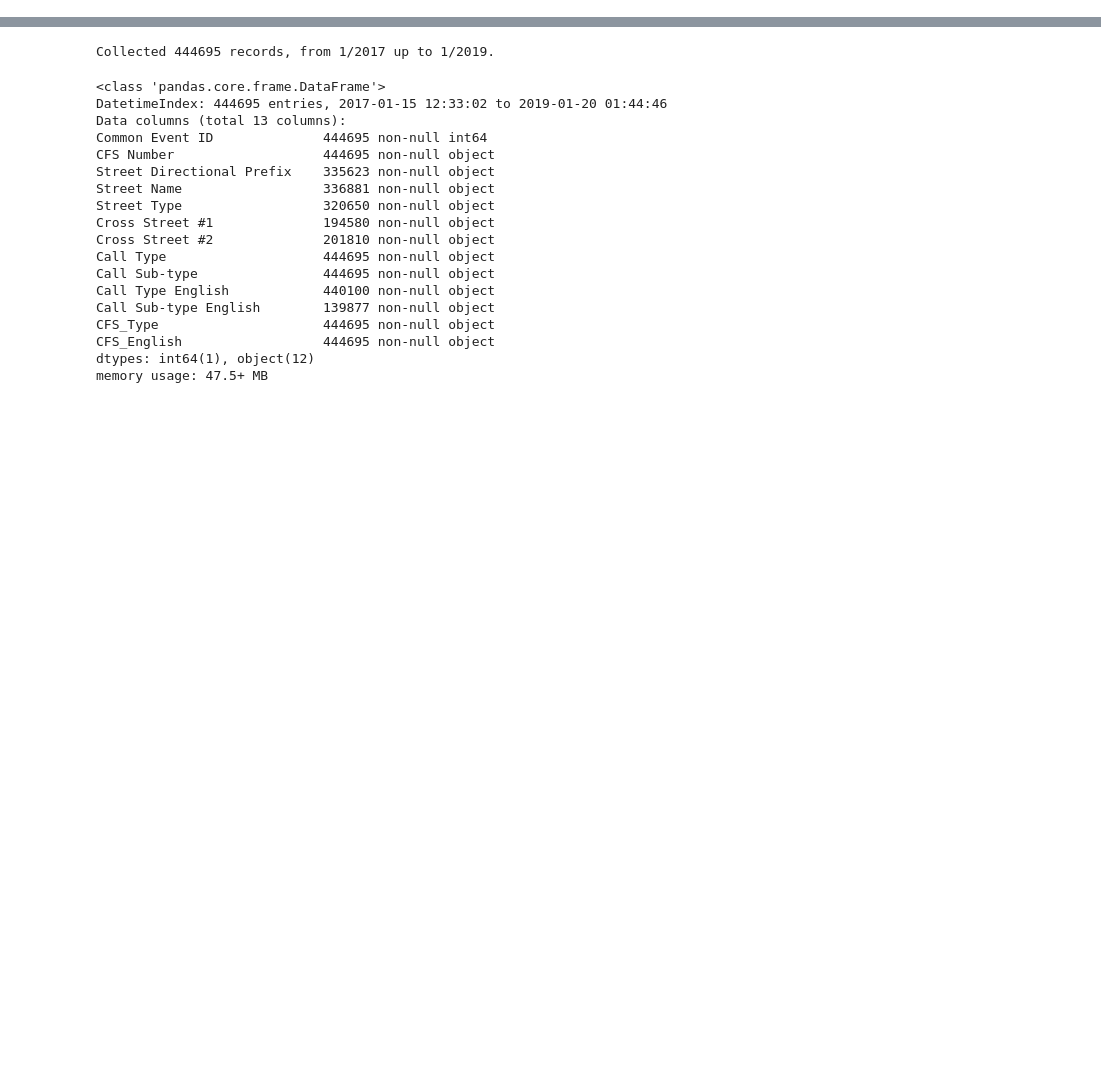
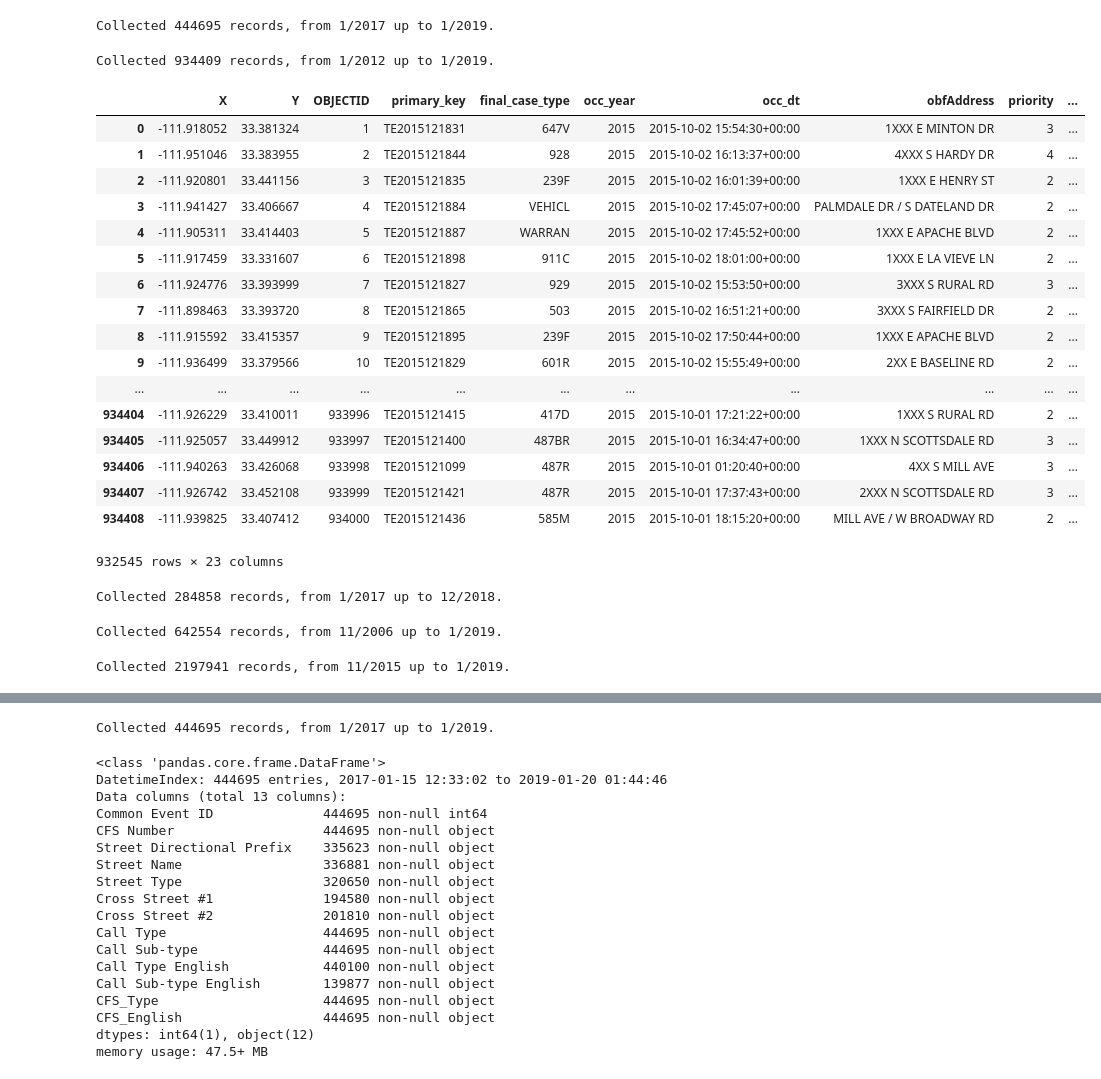
Before and after one commit to tjslezak/Phoenix-Calls-for-Service-EDA, a Jupyter notebook: callsforservice-eda.ipynb, the cells around one changed output, grey strips where cells are left out. Drawn from its saved outputs; the diff is of its cells as text; code cells hidden in the pictures; blank space fills up the shorter version.

```diff
--- a/callsforservice-eda.ipynb
+++ b/callsforservice-eda.ipynb
@@ -93,18 +94,0 @@ HTTPError: HTTP Error 404: Not Found
-# %%
-def get_tempe_cfs():
-    url = 'http://data-tempegov.opendata.arcgis.com/datasets/ba76da19a5274301bb8a010483aec14a_0.csv'
-    tempe = pd.read_csv(url, parse_dates=['occ_dt'])
-
-    return tempe
-
-def get_mesa_cfs():
-    url = 'https://data.mesaaz.gov/api/views/4k95-x7aw/rows.csv'
-    mesa = pd.read_csv(url, parse_dates=['Creation Datetime'])
-
-    return mesa
-
-def get_gilbert_cfs():
-    url = 'https://opendata.arcgis.com/datasets/2dcb4c20c9a444f2a5d3dca180b651c9_2.csv'
-    gilbert = pd.read_csv(url, parse_dates=['EventDate'])
-
-    return gilbert
@@ -110,0 +97,4 @@ def get_gilbert_cfs():
+# %%
+scottsdale = get_scottsdale_cfs()
+# %% [output]
+Collected 444695 records, from 1/2017 up to 1/2019.
@@ -110,0 +103,37 @@ def get_gilbert_cfs():
+# %%
+tempe = get_tempe_cfs()
+# %% [output]
+Collected 934409 records, from 1/2012 up to 1/2019.
+# %%
+tempe.dropna(subset=['CFSType'])
+# %% [output]
+|  | X | Y | OBJECTID | primary_key | final_case_type | occ_year | occ_dt | obfAddress | priority | ... |
+| 0 | -111.918052 | 33.381324 | 1 | TE2015121831 | 647V | 2015 | 2015-10-02 15:54:30+00:00 | 1XXX E MINTON DR | 3 | ... |
+| 1 | -111.951046 | 33.383955 | 2 | TE2015121844 | 928 | 2015 | 2015-10-02 16:13:37+00:00 | 4XXX S HARDY DR | 4 | ... |
+| 2 | -111.920801 | 33.441156 | 3 | TE2015121835 | 239F | 2015 | 2015-10-02 16:01:39+00:00 | 1XXX E HENRY ST | 2 | ... |
+| 3 | -111.941427 | 33.406667 | 4 | TE2015121884 | VEHICL | 2015 | 2015-10-02 17:45:07+00:00 | PALMDALE DR / S DATELAND DR | 2 | ... |
+| 4 | -111.905311 | 33.414403 | 5 | TE2015121887 | WARRAN | 2015 | 2015-10-02 17:45:52+00:00 | 1XXX E APACHE BLVD | 2 | ... |
+| 5 | -111.917459 | 33.331607 | 6 | TE2015121898 | 911C | 2015 | 2015-10-02 18:01:00+00:00 | 1XXX E LA VIEVE LN | 2 | ... |
+| 6 | -111.924776 | 33.393999 | 7 | TE2015121827 | 929 | 2015 | 2015-10-02 15:53:50+00:00 | 3XXX S RURAL RD | 3 | ... |
+| 7 | -111.898463 | 33.393720 | 8 | TE2015121865 | 503 | 2015 | 2015-10-02 16:51:21+00:00 | 3XXX S FAIRFIELD DR | 2 | ... |
+| 8 | -111.915592 | 33.415357 | 9 | TE2015121895 | 239F | 2015 | 2015-10-02 17:50:44+00:00 | 1XXX E APACHE BLVD | 2 | ... |
+| 9 | -111.936499 | 33.379566 | 10 | TE2015121829 | 601R | 2015 | 2015-10-02 15:55:49+00:00 | 2XX E BASELINE RD | 2 | ... |
+| ... | ... | ... | ... | ... | ... | ... | ... | ... | ... | ... |
+| 934404 | -111.926229 | 33.410011 | 933996 | TE2015121415 | 417D | 2015 | 2015-10-01 17:21:22+00:00 | 1XXX S RURAL RD | 2 | ... |
+| 934405 | -111.925057 | 33.449912 | 933997 | TE2015121400 | 487BR | 2015 | 2015-10-01 16:34:47+00:00 | 1XXX N SCOTTSDALE RD | 3 | ... |
+| 934406 | -111.940263 | 33.426068 | 933998 | TE2015121099 | 487R | 2015 | 2015-10-01 01:20:40+00:00 | 4XX S MILL AVE | 3 | ... |
+| 934407 | -111.926742 | 33.452108 | 933999 | TE2015121421 | 487R | 2015 | 2015-10-01 17:37:43+00:00 | 2XXX N SCOTTSDALE RD | 3 | ... |
+| 934408 | -111.939825 | 33.407412 | 934000 | TE2015121436 | 585M | 2015 | 2015-10-01 18:15:20+00:00 | MILL AVE / W BROADWAY RD | 2 | ... |
+932545 rows × 23 columns
+# %%
+mesa = get_mesa_cfs()
+# %% [output]
+Collected 284858 records, from 1/2017 up to 12/2018.
+# %%
+gilbert = get_gilbert_cfs()
+# %% [output]
+Collected 642554 records, from 11/2006 up to 1/2019.
+# %%
+phoenix = get_phoenix_cfs()
+# %% [output]
+Collected 2197941 records, from 11/2015 up to 1/2019.
```
Also changed, not shown: parts of 19 cells of this notebook.
